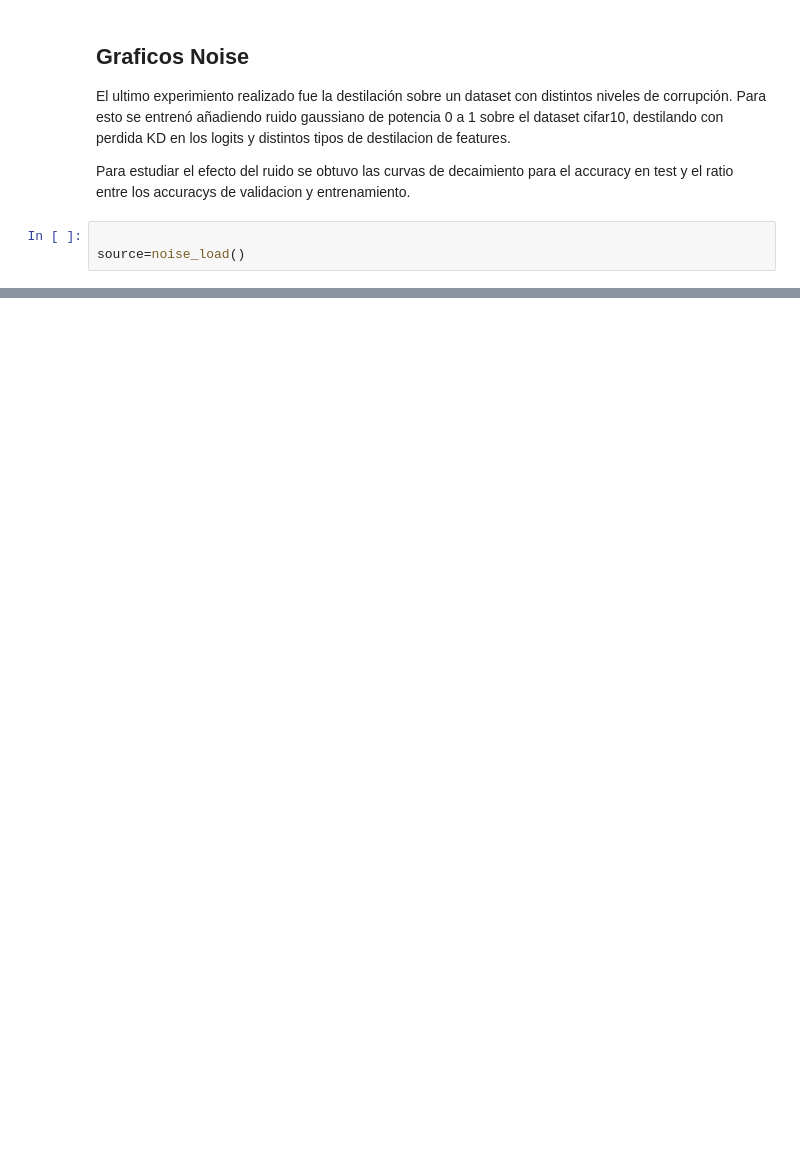
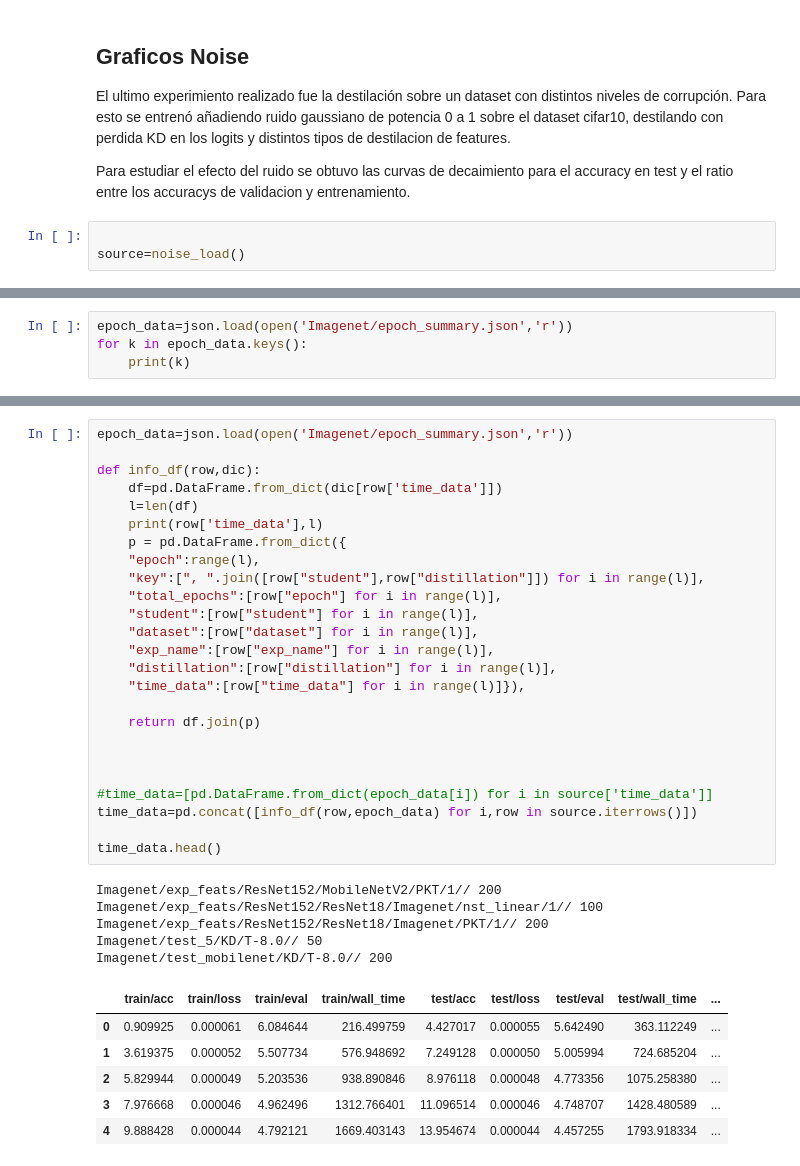
Before and after one commit to jpcosec/Memoria, a Jupyter notebook: vizFeat.ipynb, the cells around one changed output, grey strips where cells are left out. Saved outputs shown, nothing was run; the diff lists cells and outputs as text; blank space fills up the shorter version.

```diff
--- a/vizFeat.ipynb
+++ b/vizFeat.ipynb
@@ -980,0 +458,4 @@ g
+# %%
+epoch_data=json.load(open('Imagenet/epoch_summary.json','r'))
+for k in epoch_data.keys():
+    print(k)
@@ -980,0 +483,37 @@ g
+# %%
+epoch_data=json.load(open('Imagenet/epoch_summary.json','r'))
+
+def info_df(row,dic):
+    df=pd.DataFrame.from_dict(dic[row['time_data']])
+    l=len(df)
+    print(row['time_data'],l)
+    p = pd.DataFrame.from_dict({
+    "epoch":range(l),
+    "key":[", ".join([row["student"],row["distillation"]]) for i in range(l)],
+    "total_epochs":[row["epoch"] for i in range(l)],
+    "student":[row["student"] for i in range(l)],
+    "dataset":[row["dataset"] for i in range(l)],
+    "exp_name":[row["exp_name"] for i in range(l)],
+    "distillation":[row["distillation"] for i in range(l)],
+    "time_data":[row["time_data"] for i in range(l)]}),
+
+    return df.join(p)
+
+
+
+#time_data=[pd.DataFrame.from_dict(epoch_data[i]) for i in source['time_data']]
+time_data=pd.concat([info_df(row,epoch_data) for i,row in source.iterrows()])
+
+time_data.head()
+# %% [output]
+Imagenet/exp_feats/ResNet152/MobileNetV2/PKT/1// 200
+Imagenet/exp_feats/ResNet152/ResNet18/Imagenet/nst_linear/1// 100
+Imagenet/exp_feats/ResNet152/ResNet18/Imagenet/PKT/1// 200
+Imagenet/test_5/KD/T-8.0// 50
+Imagenet/test_mobilenet/KD/T-8.0// 200
+|  | train/acc | train/loss | train/eval | train/wall_time | test/acc | test/loss | test/eval | test/wall_time | ... |
+| 0 | 0.909925 | 0.000061 | 6.084644 | 216.499759 | 4.427017 | 0.000055 | 5.642490 | 363.112249 | ... |
+| 1 | 3.619375 | 0.000052 | 5.507734 | 576.948692 | 7.249128 | 0.000050 | 5.005994 | 724.685204 | ... |
+| 2 | 5.829944 | 0.000049 | 5.203536 | 938.890846 | 8.976118 | 0.000048 | 4.773356 | 1075.258380 | ... |
+| 3 | 7.976668 | 0.000046 | 4.962496 | 1312.766401 | 11.096514 | 0.000046 | 4.748707 | 1428.480589 | ... |
+| 4 | 9.888428 | 0.000044 | 4.792121 | 1669.403143 | 13.954674 | 0.000044 | 4.457255 | 1793.918334 | ... |
```
Also changed, not shown: parts of 28 cells of this notebook.
